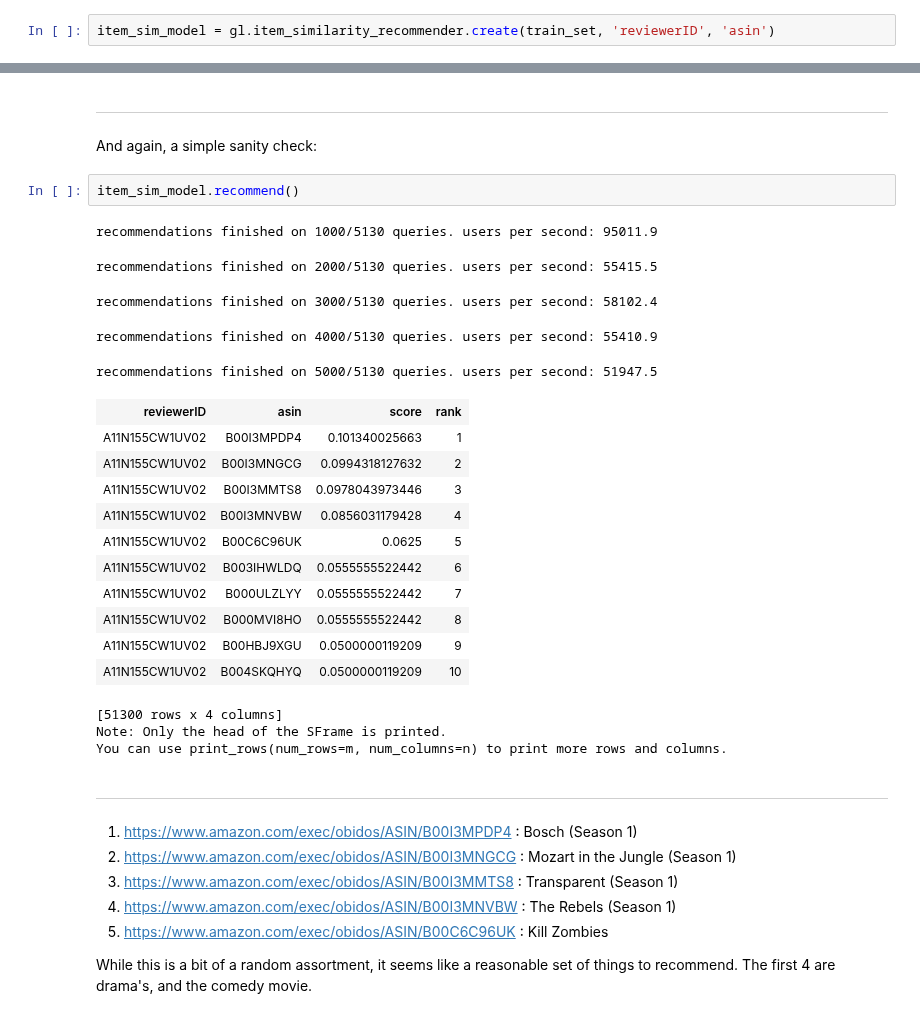
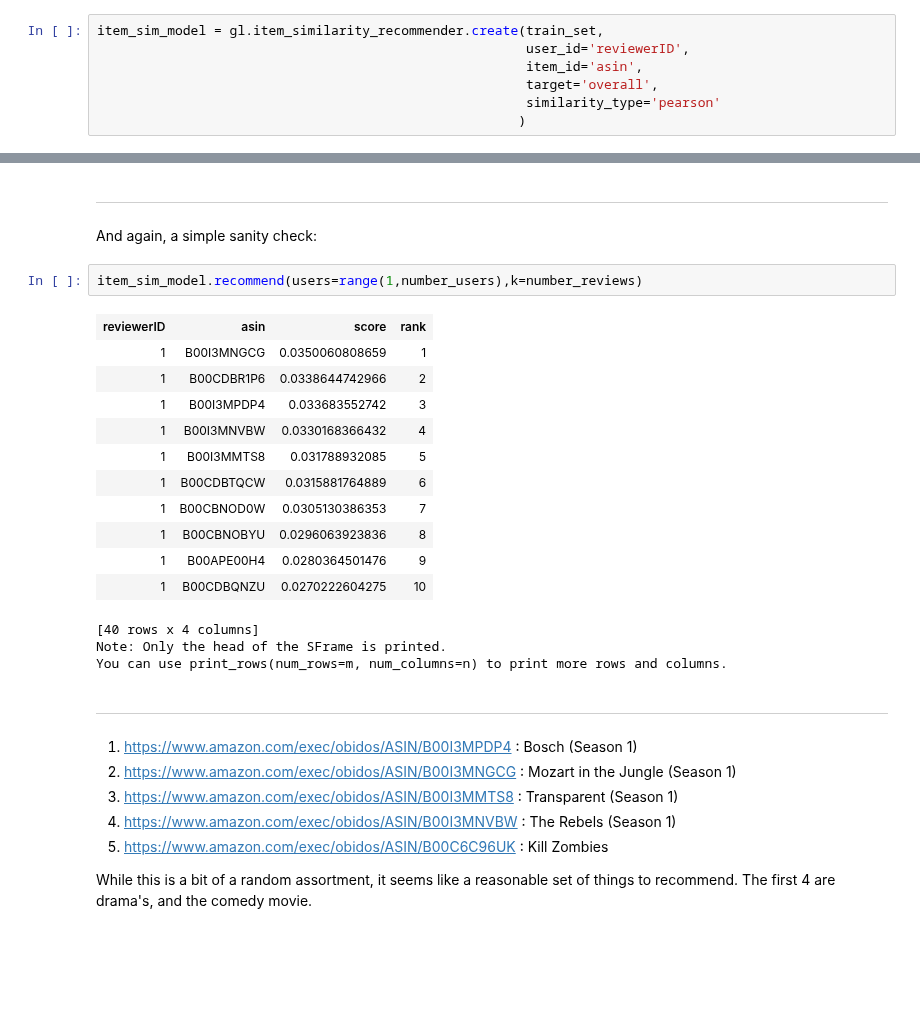
Before and after one commit to RahnL/DataScience-SMU, a Jupyter notebook: DataMining/Recommender System Sample.ipynb, the cells around one changed output, grey strips where cells are left out. Drawn from its saved outputs; the diff is of its cells as text; blank space fills up the shorter version.

```diff
--- a/DataMining/Recommender System Sample.ipynb
+++ b/DataMining/Recommender System Sample.ipynb
@@ -232,4 +244,9 @@ Next, lets create a collaborative filter.  This will make predictions based on o
 # %%
-item_sim_model = gl.item_similarity_recommender.create(train_set, 'reviewerID', 'asin')
+item_sim_model = gl.item_similarity_recommender.create(train_set,
+                                                       user_id='reviewerID',
+                                                       item_id='asin',
+                                                       target='overall',
+                                                       similarity_type='pearson'
+                                                      )
 # %% [output]
 Recsys training: model = item_similarity
@@ -248,28 +265,23 @@ Gathering per-item and per-user statistics.
 # %% [markdown]
 ---
 And again, a simple sanity check:
-# %%
-item_sim_model.recommend()
-# %% [output]
-recommendations finished on 1000/5130 queries. users per second: 95011.9
-recommendations finished on 2000/5130 queries. users per second: 55415.5
-recommendations finished on 3000/5130 queries. users per second: 58102.4
-recommendations finished on 4000/5130 queries. users per second: 55410.9
-recommendations finished on 5000/5130 queries. users per second: 51947.5
-| reviewerID | asin | score | rank |
-| A11N155CW1UV02 | B00I3MPDP4 | 0.101340025663 | 1 |
-| A11N155CW1UV02 | B00I3MNGCG | 0.0994318127632 | 2 |
-| A11N155CW1UV02 | B00I3MMTS8 | 0.0978043973446 | 3 |
-| A11N155CW1UV02 | B00I3MNVBW | 0.0856031179428 | 4 |
-| A11N155CW1UV02 | B00C6C96UK | 0.0625 | 5 |
-| A11N155CW1UV02 | B003IHWLDQ | 0.0555555522442 | 6 |
-| A11N155CW1UV02 | B000ULZLYY | 0.0555555522442 | 7 |
-| A11N155CW1UV02 | B000MVI8HO | 0.0555555522442 | 8 |
-| A11N155CW1UV02 | B00HBJ9XGU | 0.0500000119209 | 9 |
-| A11N155CW1UV02 | B004SKQHYQ | 0.0500000119209 | 10 |
-[51300 rows x 4 columns]
-Note: Only the head of the SFrame is printed.
-You can use print_rows(num_rows=m, num_columns=n) to print more rows and columns.
+# %%
+item_sim_model.recommend(users=range(1,number_users),k=number_reviews)
+# %% [output]
+| reviewerID | asin | score | rank |
+| 1 | B00I3MNGCG | 0.0350060808659 | 1 |
+| 1 | B00CDBR1P6 | 0.0338644742966 | 2 |
+| 1 | B00I3MPDP4 | 0.033683552742 | 3 |
+| 1 | B00I3MNVBW | 0.0330168366432 | 4 |
+| 1 | B00I3MMTS8 | 0.031788932085 | 5 |
+| 1 | B00CDBTQCW | 0.0315881764889 | 6 |
+| 1 | B00CBNOD0W | 0.0305130386353 | 7 |
+| 1 | B00CBNOBYU | 0.0296063923836 | 8 |
+| 1 | B00APE00H4 | 0.0280364501476 | 9 |
+| 1 | B00CDBQNZU | 0.0270222604275 | 10 |
+[40 rows x 4 columns]
+Note: Only the head of the SFrame is printed.
+You can use print_rows(num_rows=m, num_columns=n) to print more rows and columns.
 # %% [markdown]
 ---
 1. https://www.amazon.com/exec/obidos/ASIN/B00I3MPDP4 : Bosch (Season 1)
```
Also changed, not shown: parts of 18 cells of this notebook.
